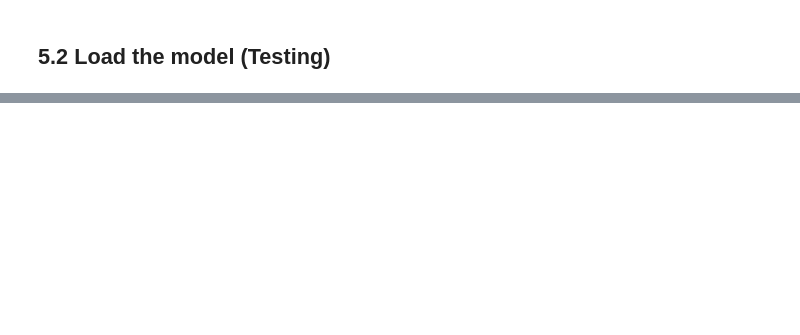
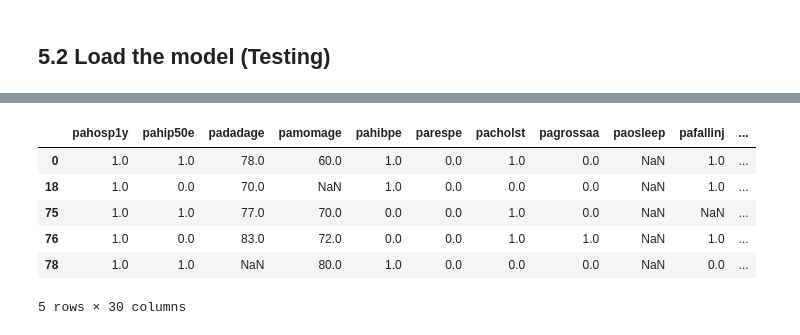
Before and after one commit to giraldiego/HPEP-Project, a Jupyter notebook: My-Hospitalization_Prediction_for_Elderly_People.ipynb, the cells around one changed output, grey strips where cells are left out. Cells and saved outputs as stored; diff of their text form; code cells hidden in the pictures; blank space fills up the shorter version.

```diff
--- a/My-Hospitalization_Prediction_for_Elderly_People.ipynb
+++ b/My-Hospitalization_Prediction_for_Elderly_People.ipynb
@@ -394,3 +400,13 @@ transformers_imported, model_imported
 scaler_imported = transformers_imported["scaler"]
 transformer_imported = transformers_imported["transformer"]
+# %%
+df_s[df_s["pahosp1y"] == 1].head()
+# %% [output]
+|  | pahosp1y | pahip50e | padadage | pamomage | pahibpe | parespe | pacholst | pagrossaa | paosleep | pafallinj | ... |
+| 0 | 1.0 | 1.0 | 78.0 | 60.0 | 1.0 | 0.0 | 1.0 | 0.0 | NaN | 1.0 | ... |
+| 18 | 1.0 | 0.0 | 70.0 | NaN | 1.0 | 0.0 | 0.0 | 0.0 | NaN | 1.0 | ... |
+| 75 | 1.0 | 1.0 | 77.0 | 70.0 | 0.0 | 0.0 | 1.0 | 0.0 | NaN | NaN | ... |
+| 76 | 1.0 | 0.0 | 83.0 | 72.0 | 0.0 | 0.0 | 1.0 | 1.0 | NaN | 1.0 | ... |
+| 78 | 1.0 | 1.0 | NaN | 80.0 | 1.0 | 0.0 | 0.0 | 0.0 | NaN | 0.0 | ... |
+5 rows × 30 columns
 # %%
```
Also changed, not shown: parts of 10 cells of this notebook, 1 other file.
